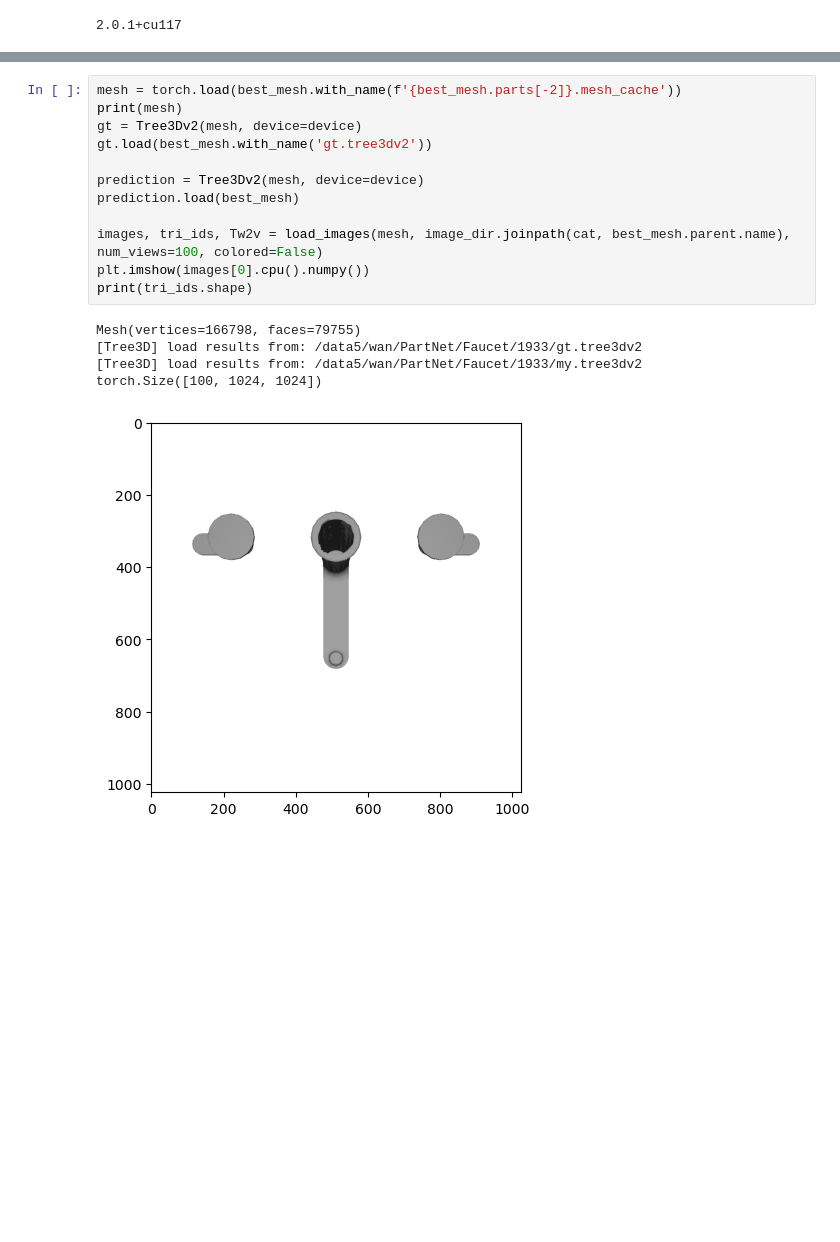
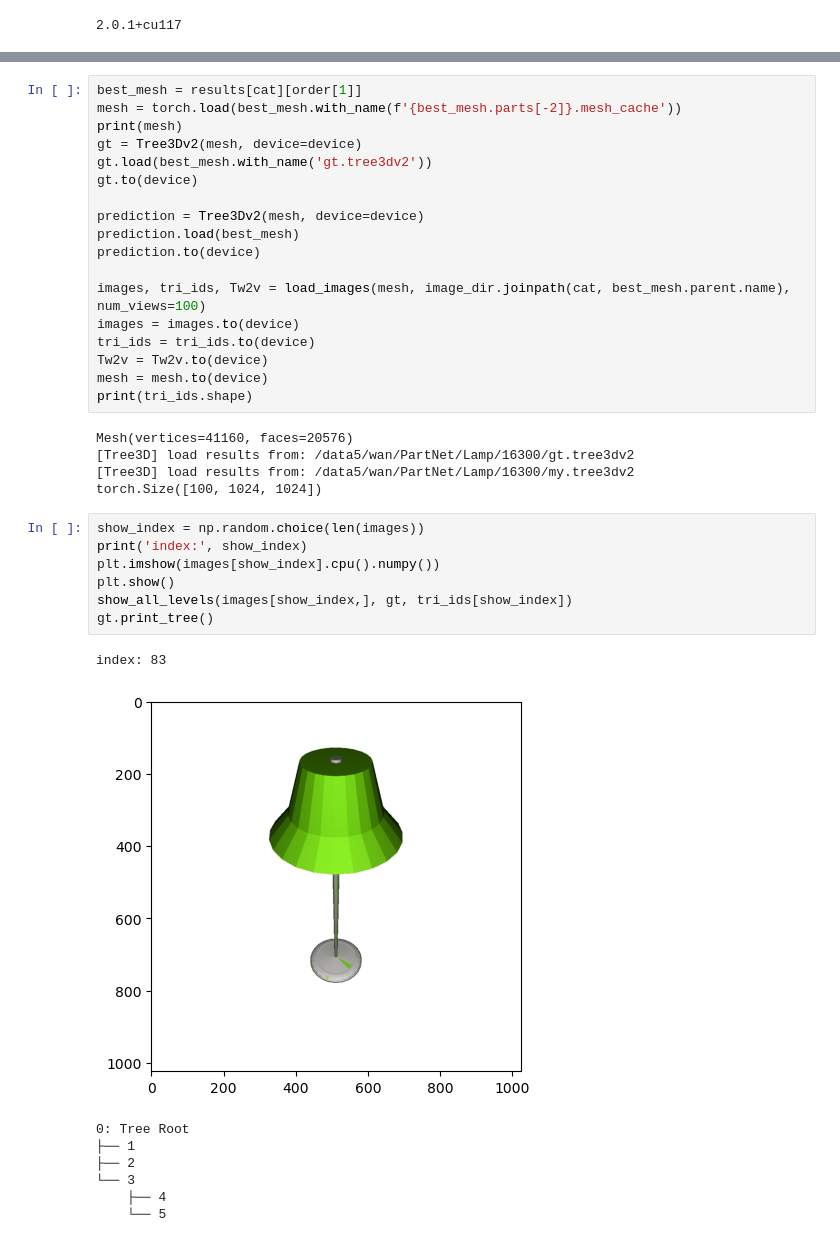
Before and after one commit to dnvtmf/OTS, a Jupyter notebook: paper/view_PartNet_results.ipynb, the cells around one changed output, grey strips where cells are left out. Drawn from its saved outputs; the diff is of its cells as text; blank space fills up the shorter version.

```diff
--- a/paper/view_PartNet_results.ipynb
+++ b/paper/view_PartNet_results.ipynb
@@ -126,18 +179,39 @@ best mesh: /data5/wan/PartNet/Faucet/1933/my.tree3dv2 best score: 0.478670597076
 # %%
+best_mesh = results[cat][order[1]]
 mesh = torch.load(best_mesh.with_name(f'{best_mesh.parts[-2]}.mesh_cache'))
 print(mesh)
 gt = Tree3Dv2(mesh, device=device)
 gt.load(best_mesh.with_name('gt.tree3dv2'))
+gt.to(device)
 
 prediction = Tree3Dv2(mesh, device=device)
 prediction.load(best_mesh)
+prediction.to(device)
 
-images, tri_ids, Tw2v = load_images(mesh, image_dir.joinpath(cat, best_mesh.parent.name), num_views=100, colored=False)
-plt.imshow(images[0].cpu().numpy())
+images, tri_ids, Tw2v = load_images(mesh, image_dir.joinpath(cat, best_mesh.parent.name), num_views=100)
+images = images.to(device)
+tri_ids = tri_ids.to(device)
+Tw2v = Tw2v.to(device)
+mesh = mesh.to(device)
 print(tri_ids.shape)
 # %% [output]
-Mesh(vertices=166798, faces=79755)
-[Tree3D] load results from: /data5/wan/PartNet/Faucet/1933/gt.tree3dv2
-[Tree3D] load results from: /data5/wan/PartNet/Faucet/1933/my.tree3dv2
+Mesh(vertices=41160, faces=20576)
+[Tree3D] load results from: /data5/wan/PartNet/Lamp/16300/gt.tree3dv2
+[Tree3D] load results from: /data5/wan/PartNet/Lamp/16300/my.tree3dv2
 torch.Size([100, 1024, 1024])
-[figure, removed]
+# %%
+show_index = np.random.choice(len(images))
+print('index:', show_index)
+plt.imshow(images[show_index].cpu().numpy())
+plt.show()
+show_all_levels(images[show_index,], gt, tri_ids[show_index])
+gt.print_tree()
+# %% [output]
+index: 83
+[figure, added]
+0: Tree Root
+├── 1
+├── 2
+└── 3
+    ├── 4
+    └── 5
```
Also changed, not shown: parts of 13 cells of this notebook, 21 other files.
